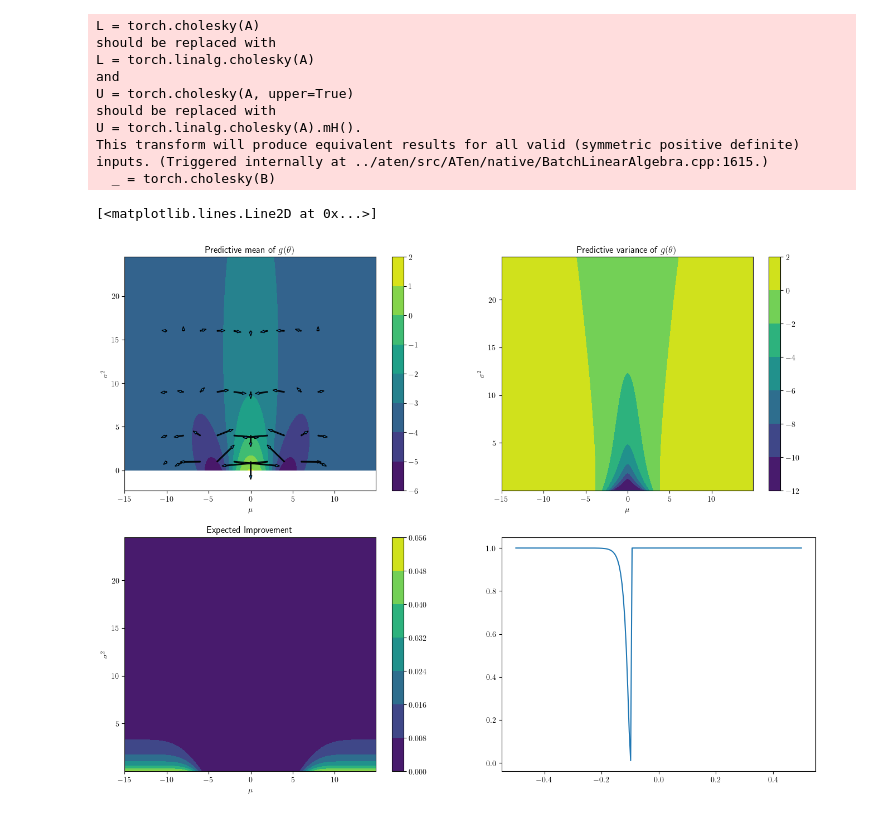
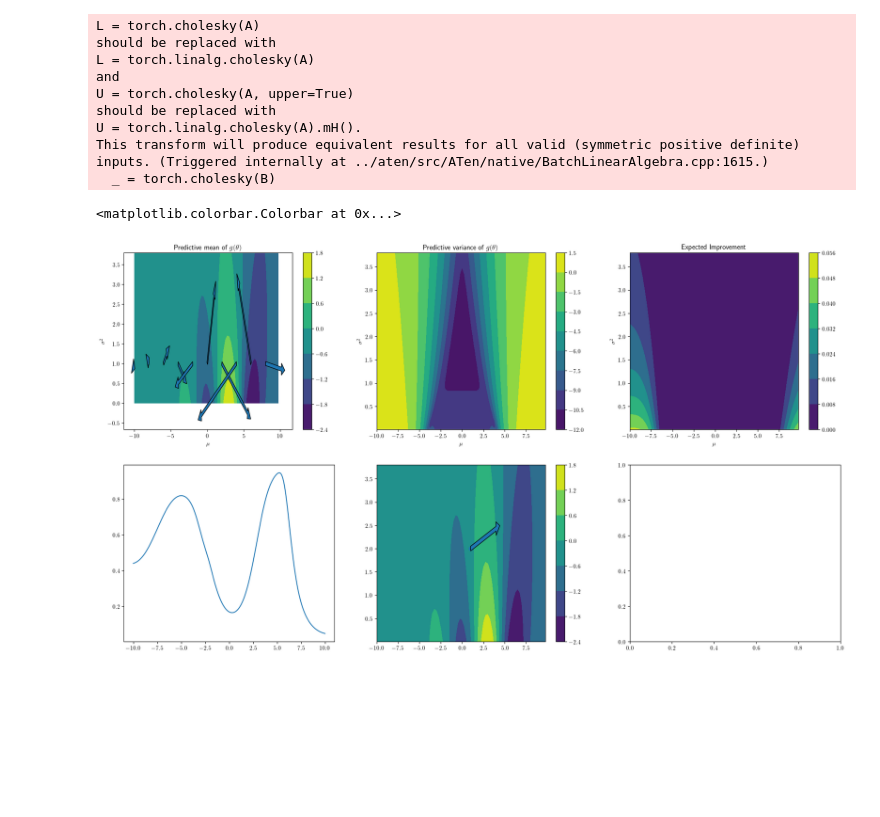
Before and after one commit to pierreosselin/ProbNES, a Jupyter notebook: notebook/illustration_quadrature.ipynb, the cells around one changed output. Saved outputs shown, nothing was run; the diff lists cells and outputs as text; code cells hidden in the pictures; blank space fills up the shorter version.

Commit message:
Correct method of lines

```diff
--- a/notebook/illustration_quadrature.ipynb
+++ b/notebook/illustration_quadrature.ipynb
@@ -96,8 +289,7 @@ quad = Quadrature(model=model,
             c1 = 0.1,
             c2 = 0.2,
             t_max = 1,
-            budget = 50,
-            maximize = True)
+            budget = 50)
 quad.quadrature()
 quad.gradient_direction()
 
@@ -109,8 +301,7 @@ def posterior_quad(theta, var):
             c1 = 0.1,
             c2 = 0.2,
             t_max = 1,
-            budget = 50,
-            maximize = True)
+            budget = 50)
 
     quad_test.quadrature()
     return quad_test.m, quad_test.v
@@ -144,8 +335,8 @@ def expected_improvement(theta, var, y_max, xi=0.01):
         ei = imp * norm.cdf(Z) + var * norm.pdf(Z)
     return ei
 # %%
-b = np.arange(-15, 15, 0.1)
-d = np.arange(0, 5, 0.05)[1:]**2
+b = np.arange(-10, 10, 0.25)
+d = np.arange(0, 2, 0.05)[1:]**2
 B, D = np.meshgrid(b, d)
 n, m = b.shape[0], d.shape[0]
 res = torch.stack((torch.tensor(B.flatten()), torch.tensor(D.flatten())), axis = 1).numpy()
@@ -159,7 +350,7 @@ for el in tqdm(res):
 mean, var = torch.tensor(result).numpy()[:,0].reshape(m,n), torch.tensor(result).numpy()[:,1].reshape(m,n)
 ei = torch.tensor(result_ei).numpy().reshape(m,n)
 # %%
-t_linspace = torch.linspace(-0.5, 0.5, 200, dtype=train_X.dtype)
+t_linspace = torch.linspace(-10., 10., 200, dtype=train_X.dtype)
 result_wolfe = []
 for t in t_linspace:
     result_wolfe.append(quad.compute_p_wolfe(t))
@@ -177,7 +368,7 @@ This transform will produce equivalent results for all valid (symmetric positive
 # %%
 ## Compute gradients at multiple places
 b_grad = np.arange(-10, 10, 2)
-d_grad = np.arange(0, 5, 1)[1:]**2
+d_grad = np.arange(0, 2, 1)[1:]**2
 B_grad, D_grad = np.meshgrid(b_grad, d_grad)
 n_grad, m_grad = b_grad.shape[0], d_grad.shape[0]
 res_grad = torch.stack((torch.tensor(B_grad.flatten()), torch.tensor(D_grad.flatten())), axis = 1).numpy()
@@ -190,8 +381,7 @@ for el in tqdm(res_grad):
             c1 = 0.1,
             c2 = 0.2,
             t_max = 1,
-            budget = 50,
-            maximize = True)
+            budget = 50)
     quad_grad.quadrature()
     quad_grad.gradient_direction()
     mu_grad, epsilon_grad = float(quad_grad.d_mu.detach().clone()), float(quad_grad.d_epsilon.detach().clone())
@@ -200,41 +390,48 @@ for el in tqdm(res_grad):
 # %%
 """
 Plot the following:
 - Predictive mean and var of g(theta)
 - Plot gradient of g(theta) at multiple places
 - Plot (max) acquisition function?
 - Plot wolfe condition given these plots
 """
 plt.rcParams['text.usetex'] = True
 
-fig, axs = plt.subplots(2, 2, figsize=(16, 12))
+fig, axs = plt.subplots(2, 3, figsize=(22, 12))
 
 contour1 = axs[0,0].contourf(B, D, mean)
 # Gradient
-max_length /= 5
+arrow_factor = 5
 for i, el in tqdm(enumerate(res_grad)):
-    axs[0, 0].arrow(el[0], el[1], result_grad[i][0]/max_length, result_grad[i][1]/max_length, width = 0.1)
+    axs[0, 0].arrow(el[0], el[1], arrow_factor*result_grad[i][0]/max_length, arrow_factor*result_grad[i][1]/max_length, width = 0.1)
 axs[0,0].set_xlabel(r'$\mu$')
 axs[0,0].set_ylabel(r'$\sigma^{2}$')
 axs[0,0].set_title(r"Predictive mean of $g(\theta)$")
-
-
 
 contour2 = axs[0, 1].contourf(B, D, np.log(var))
 axs[0, 1].set_xlabel(r'$\mu$')
 axs[0, 1].set_ylabel(r'$\sigma^{2}$')
 axs[0, 1].set_title(r"Predictive variance of $g(\theta)$")
 
-contour3 = axs[1,0].contourf(B, D, ei)
-axs[1,0].set_xlabel(r'$\mu$')
-axs[1,0].set_ylabel(r'$\sigma^{2}$')
-axs[1,0].set_title(r"Expected Improvement")
+contour3 = axs[0,2].contourf(B, D, ei)
+axs[0,2].set_xlabel(r'$\mu$')
+axs[0,2].set_ylabel(r'$\sigma^{2}$')
+axs[0,2].set_title(r"Expected Improvement")
+
+
+contour4 = axs[1,1].contourf(B, D, mean)
+mu2 = float(quad.distribution.loc + float(t_linspace[np.argmax(wolfe_tensor)])*quad.d_mu)
+Epsilon2 = float(nearestPD(quad.distribution.covariance_matrix + float(t_linspace[np.argmax(wolfe_tensor)])*quad.d_epsilon))
+
+axs[1,0].plot(t_linspace.numpy(), wolfe_tensor.numpy())
+axs[1,1].scatter([float(quad.distribution.loc)], [float(quad.distribution.covariance_matrix)])
+axs[1,1].scatter([mu2], [Epsilon2])
+axs[1,1].arrow(float(quad.distribution.loc), float(quad.distribution.covariance_matrix), float(t_linspace[np.argmax(wolfe_tensor)]*quad.d_mu), float(t_linspace[np.argmax(wolfe_tensor)]*quad.d_epsilon), width = 0.1)
 
 fig.colorbar(contour1, ax=axs[0,0])
 fig.colorbar(contour2, ax=axs[0,1])
-fig.colorbar(contour3, ax=axs[1,0])
-
-axs[1,1].plot(t_linspace.numpy(), wolfe_tensor.numpy())
+fig.colorbar(contour3, ax=axs[0,2])
+fig.colorbar(contour4, ax=axs[1,1])
 # %% [output]
-[<matplotlib.lines.Line2D at 0x...>]
+<matplotlib.colorbar.Colorbar at 0x...>
-[figure, old version]
+[figure, new version]
```
Also changed, not shown: parts of 13 cells of this notebook, 5 other files.
